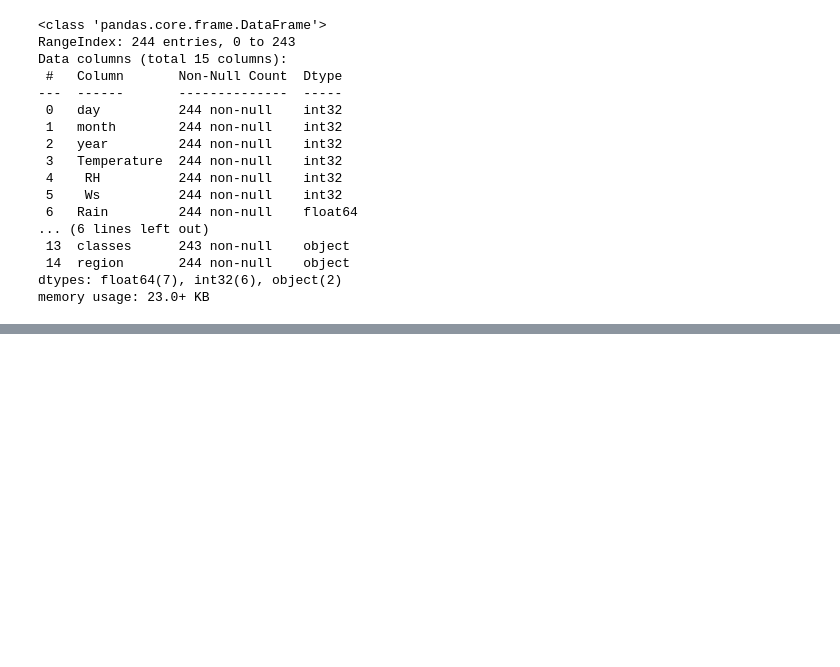
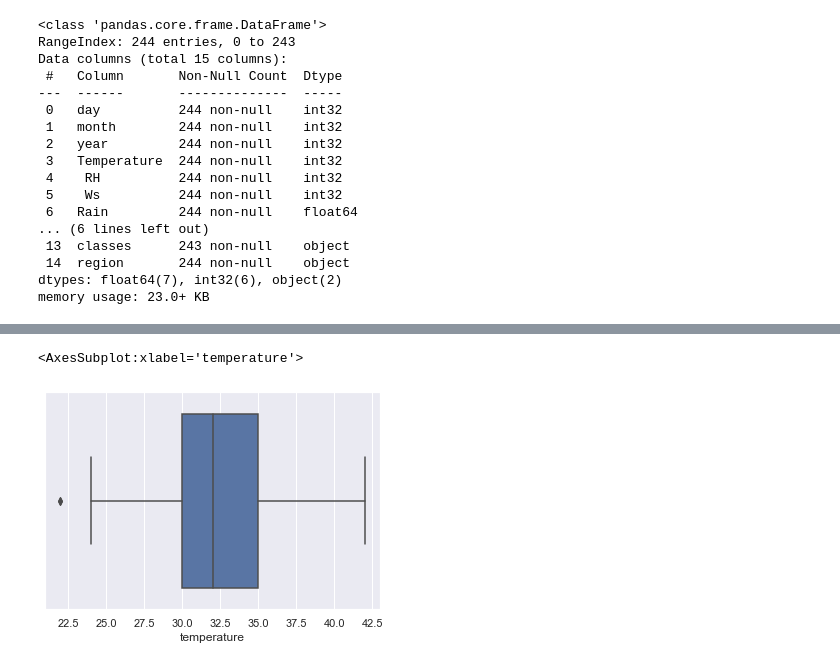
Before and after one commit to sreeman-11021996/iNeuron_Ass, a Jupyter notebook: 00. Assignments/home-work/05. End-to-End 29-05-2022/Algerian Forest Fires ML.ipynb, the cells around one changed output, grey strips where cells are left out. Drawn from its saved outputs; the diff is of its cells as text; code cells hidden in the pictures; blank space fills up the shorter version.

```diff
--- a/00. Assignments/home-work/05. End-to-End 29-05-2022/Algerian Forest Fires ML.ipynb
+++ b/00. Assignments/home-work/05. End-to-End 29-05-2022/Algerian Forest Fires ML.ipynb
@@ -209,4 +209,6 @@ df.shape
 # %% [output]
 (244, 15)
 # %%
-df.rename(columns = {"Classes  " : "classes"}, inplace=True)
+df.rename(columns = {"Classes  " : "classes"," RH" : "rh",
+                    " Ws" : "ws", "Temperature":"temperature",
+                    "Rain " : "rain"},inplace=True)
@@ -430,0 +436,3 @@ num_feat
+# %%
+import seaborn as sns
+sns.set()
@@ -430,0 +453,6 @@ num_feat
+# %%
+# temperature
+sns.boxplot(df["temperature"])
+# %% [output]
+<AxesSubplot:xlabel='temperature'>
+[figure, added]
```
Also changed, not shown: parts of 13 cells of this notebook.
